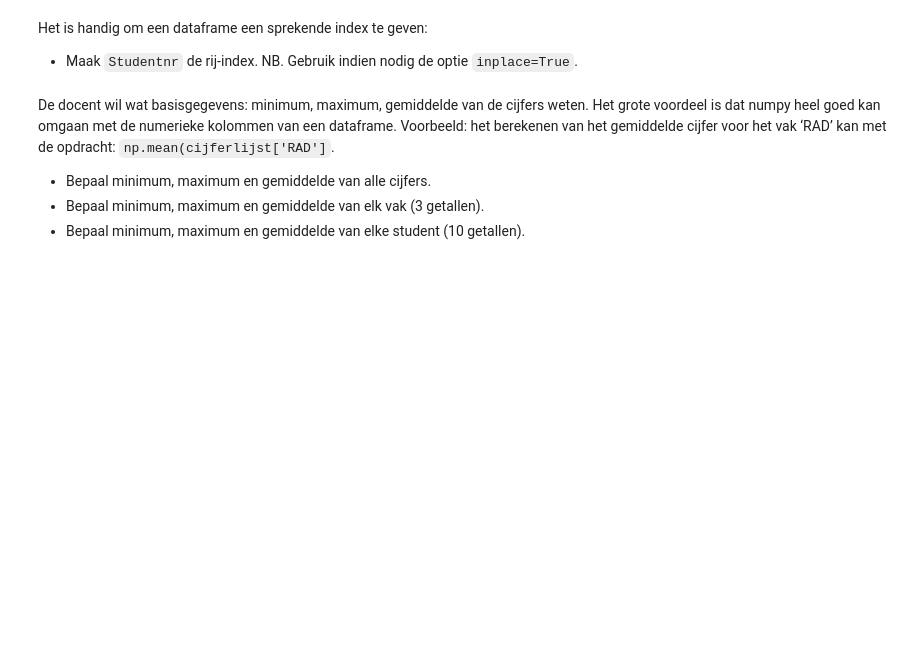
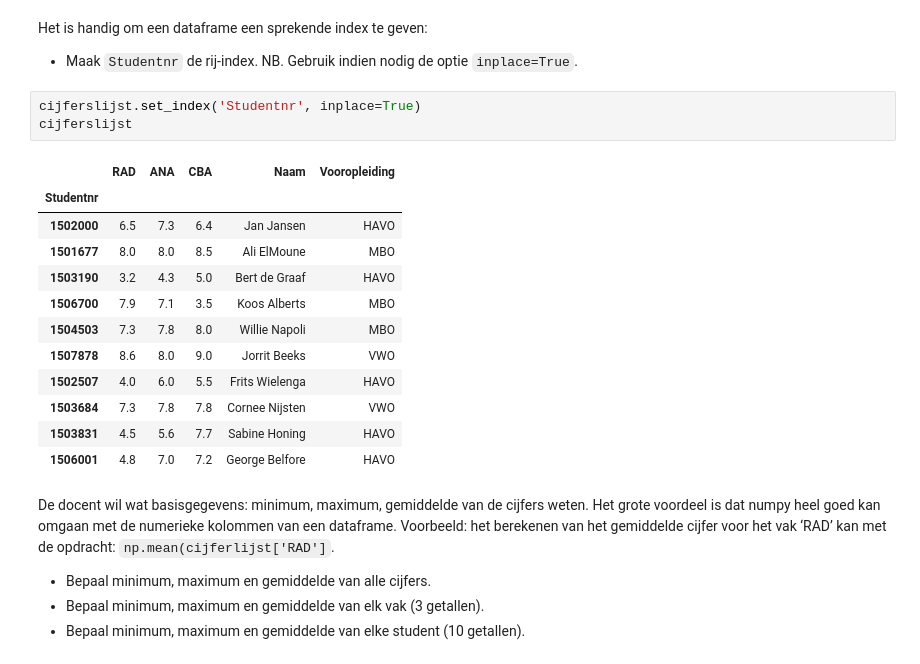
Before and after one commit to StanMerlijn/CM2024, a Jupyter notebook: CM03_pandas/CM_Pandas_opdrachten.ipynb, the cells around one changed output. Saved outputs shown, nothing was run; the diff lists cells and outputs as text; blank space fills up the shorter version.

```diff
--- a/CM03_pandas/CM_Pandas_opdrachten.ipynb
+++ b/CM03_pandas/CM_Pandas_opdrachten.ipynb
@@ -209,6 +270,22 @@ Nu gaan we ``studenten`` en ``cijfers`` samenvoegen tot een cijferslijst. We mog
 # %% [markdown]
 Het is handig om een dataframe een sprekende index te geven:
 -	Maak `Studentnr` de rij-index. NB. Gebruik indien nodig de optie `inplace=True`.
+# %%
+cijferslijst.set_index('Studentnr', inplace=True)
+cijferslijst
+# %% [output]
+|  | RAD | ANA | CBA | Naam | Vooropleiding |
+| Studentnr |  |  |  |  |  |
+| 1502000 | 6.5 | 7.3 | 6.4 | Jan Jansen | HAVO |
+| 1501677 | 8.0 | 8.0 | 8.5 | Ali ElMoune | MBO |
+| 1503190 | 3.2 | 4.3 | 5.0 | Bert de Graaf | HAVO |
+| 1506700 | 7.9 | 7.1 | 3.5 | Koos Alberts | MBO |
+| 1504503 | 7.3 | 7.8 | 8.0 | Willie Napoli | MBO |
+| 1507878 | 8.6 | 8.0 | 9.0 | Jorrit Beeks | VWO |
+| 1502507 | 4.0 | 6.0 | 5.5 | Frits Wielenga | HAVO |
+| 1503684 | 7.3 | 7.8 | 7.8 | Cornee Nijsten | VWO |
+| 1503831 | 4.5 | 5.6 | 7.7 | Sabine Honing | HAVO |
+| 1506001 | 4.8 | 7.0 | 7.2 | George Belfore | HAVO |
 # %% [markdown]
 De docent wil wat basisgegevens: minimum, maximum, gemiddelde van de cijfers weten. Het grote voordeel is dat numpy heel goed kan omgaan met de numerieke kolommen van een dataframe. Voorbeeld: het berekenen van het gemiddelde cijfer voor het vak ‘RAD’ kan met de opdracht: `np.mean(cijferlijst['RAD']`.
 -	Bepaal minimum, maximum en gemiddelde van alle cijfers.
```
Also changed, not shown: parts of 8 cells of this notebook, 1 other file.
